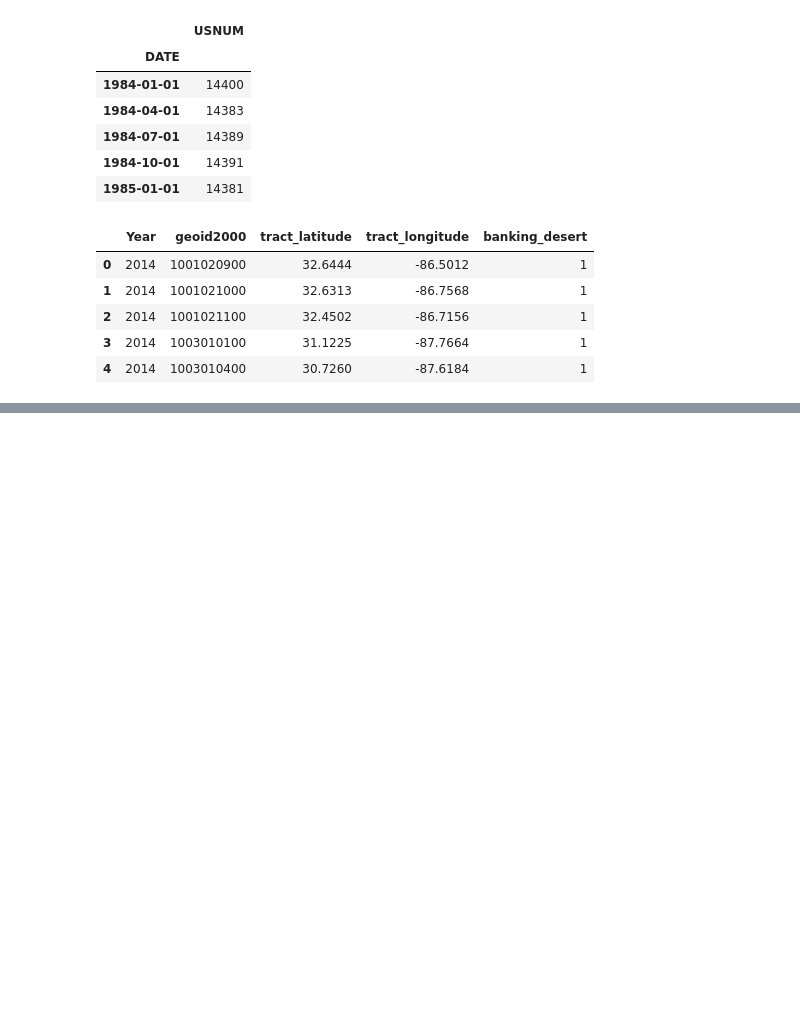
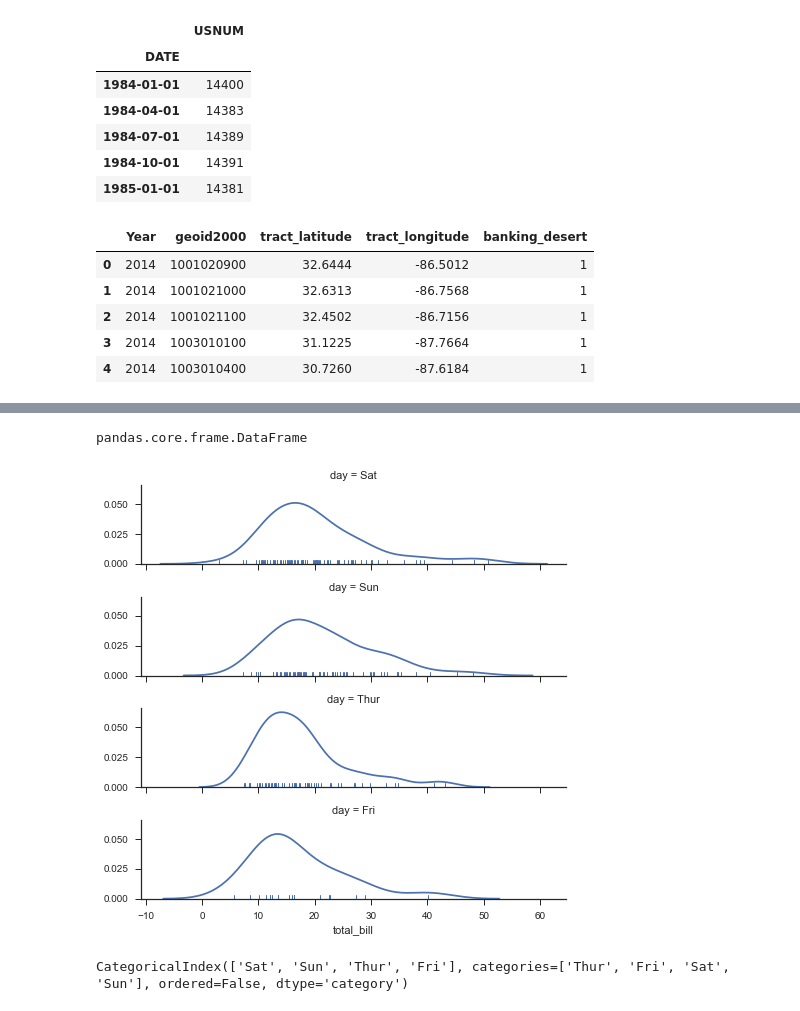
Before and after one commit to MattTriano/personal_site_public, a Jupyter notebook: Postal_banking.ipynb, the cells around one changed output, grey strips where cells are left out. Drawn from its saved outputs; the diff is of its cells as text; code cells hidden in the pictures; blank space fills up the shorter version.

```diff
--- a/Postal_banking.ipynb
+++ b/Postal_banking.ipynb
@@ -74,0 +82,20 @@ us_map.add_child(bank_deserts)
+# %%
+sns.set(style="ticks")
+np.random.seed(sum(map(ord, "axis_grids")))
+# %%
+tips = sns.load_dataset("tips")
+# %%
+type(tips)
+# %% [output]
+pandas.core.frame.DataFrame
+# %%
+ordered_days = tips.day.value_counts().index
+g = sns.FacetGrid(tips, row="day", row_order=ordered_days,
+                  size=1.7, aspect=4,)
+g.map(sns.distplot, "total_bill", hist=False, rug=True);
+# %% [output]
+[figure, added]
+# %%
+ordered_days
+# %% [output]
+CategoricalIndex(['Sat', 'Sun', 'Thur', 'Fri'], categories=['Thur', 'Fri', 'Sat', 'Sun'], ordered=False, dtype='category')
```
Also changed, not shown: parts of 1 cell of this notebook, 1 other file.
